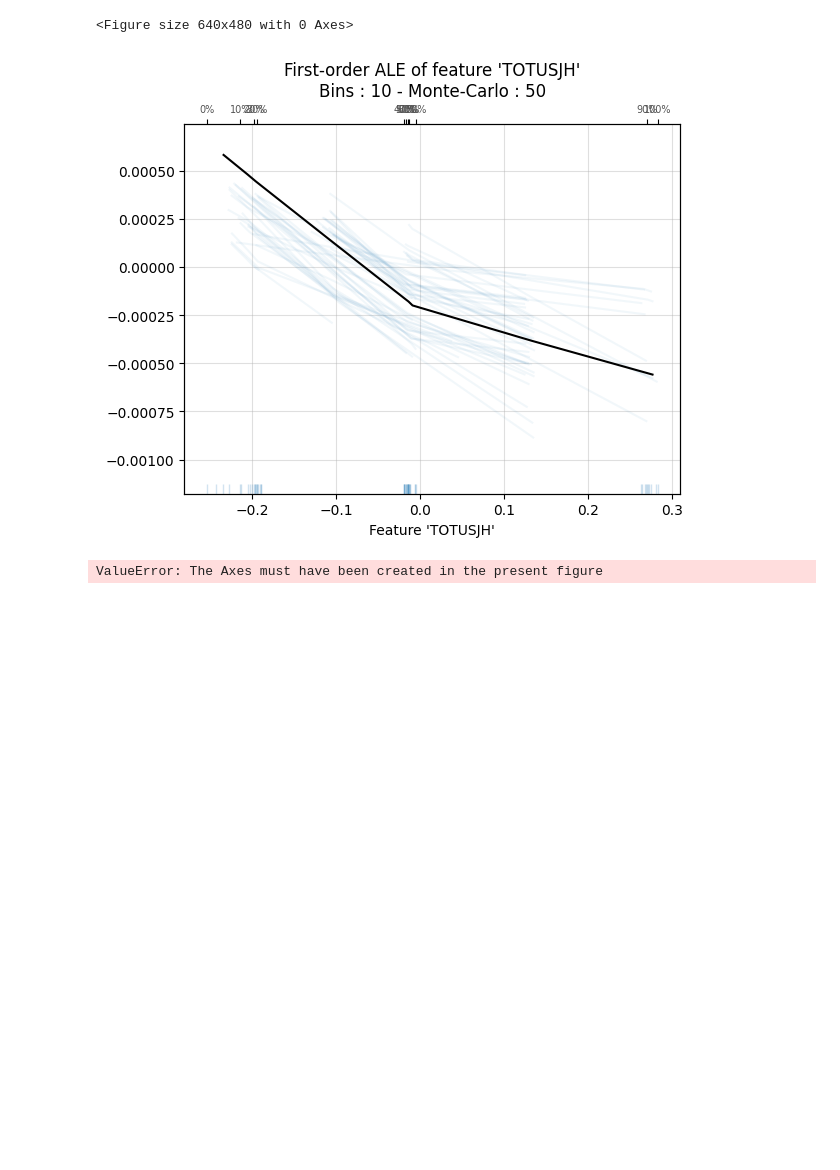
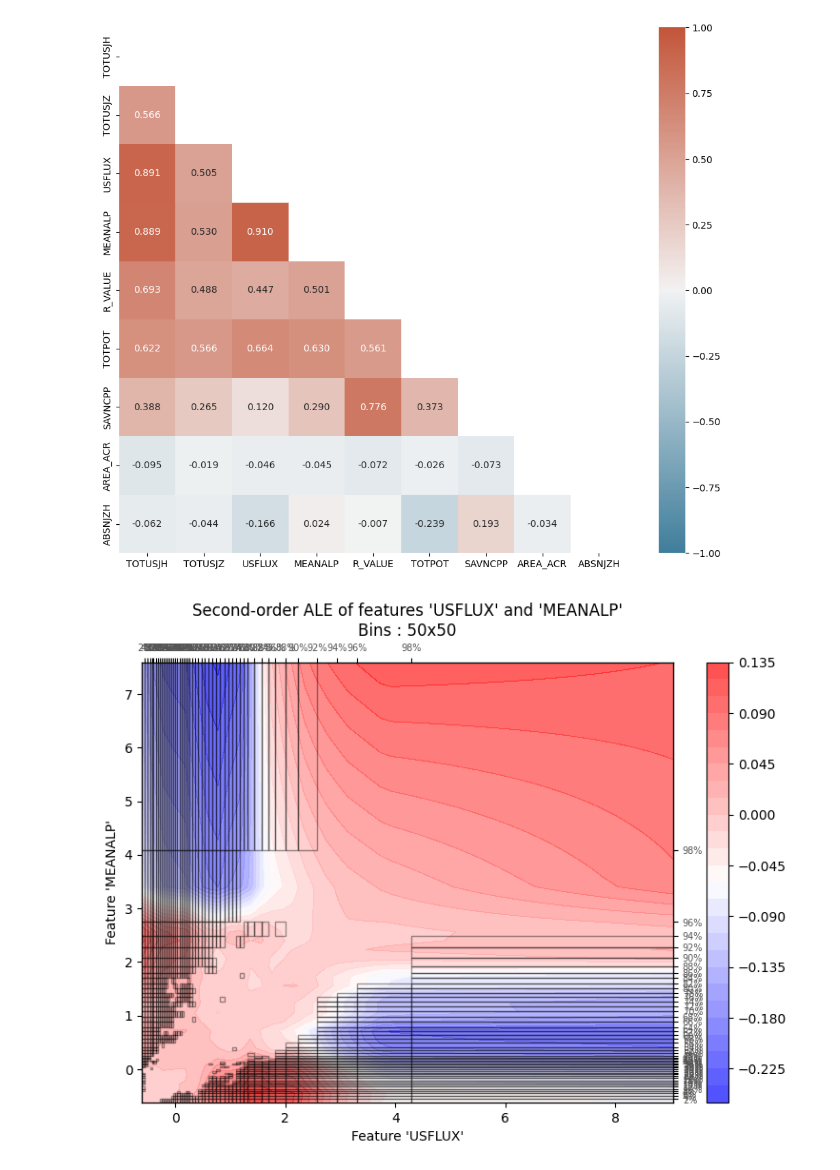
Before and after one commit to vinay-ram1999/SolarFlareNet, a Jupyter notebook: SolarFlareNet_Interpret.ipynb, the cells around one changed output. Saved outputs shown, nothing was run; the diff lists cells and outputs as text; code cells hidden in the pictures; blank space fills up the shorter version.

Commit message:
Added MEANALP into the nine parameters;

```diff
--- a/SolarFlareNet_Interpret.ipynb
+++ b/SolarFlareNet_Interpret.ipynb
@@ -22,7 +4,7 @@ To enable the following instructions: AVX2 FMA, in other operations, rebuild Ten
 # %%
 Window = [24]
 Class = ["M"]
-feature_names = 'TOTUSJH,TOTUSJZ,USFLUX,TOTBSQ,R_VALUE,TOTPOT,SAVNCPP,AREA_ACR,ABSNJZH'.split(',')
+feature_names = 'TOTUSJH,TOTUSJZ,USFLUX,MEANALP,R_VALUE,TOTPOT,SAVNCPP,AREA_ACR,ABSNJZH'.split(',')
 # %%
 from PIL import Image
 
@@ -109,9 +77,9 @@ import seaborn as sb
 # SHAP tool is not yet implemented.
 # limit is the number of test cases considered to generate the results.
 
-interpretable_tools = {"LIM":[[15], "slice(1000)"], "ALE":["1D", "2Dh"], "SHA":3}
+interpretable_tools = {"LIM":[[15], "slice(1000)"], "ALE":["1Dh", "2D"], "SHA":3}
 tool_fn = lambda x: print("Interpreting using %s method" %x)
-limit = 500
+limit = 50000
 top_features = []
 
 for time_window in Window:
@@ -179,13 +147,15 @@ for time_window in Window:
                     elif plt_type == "2D":
                         create_plot_dir(plt_dir)
                         X_train_df = pd.DataFrame(np.squeeze(X_train), columns=feature_names)
-                        corr = X_train_df.corr(method='kendall')
+                        corr = X_train_df.corr(method='pearson')
                         sorted_corr = corr.replace(1.0, np.nan).unstack().dropna().sort_values(ascending=False, key=abs).drop_duplicates().to_dict()
                         assert len(sorted_corr) == math.comb(len(feature_names),2)
                         ranked_corr = list(sorted_corr.keys())
+                        mask = np.triu(np.ones_like(corr, dtype=bool))
+                        cmap = sb.diverging_palette(230, 20, as_cmap=True)
                         fig = plt.figure(figsize=(12,10))
-                        ax = sb.heatmap(corr, cmap='YlGnBu', annot=True, fmt='.3f')
-                        fig.savefig(path_fn("corr_heatmap"))
+                        ax = sb.heatmap(corr, vmin=-1, vmax=1, cmap=cmap, mask=mask, annot=True, fmt='.3f')
+                        fig.savefig(path_fn("corr_heatmap.pdf"))
                         plt.show()
                         figures = []
                         plt.rc("figure", figsize=(9,6))
@@ -193,7 +163,7 @@ for time_window in Window:
                             for f2 in feature_names[i:]:
                                 if f1 != f2:
                                     #figures += [path_fn("%s_vs_%s.png" %(f1,f2))]
-                                    if f1 in ranked_corr[0] and f2 in ranked_corr[0]:
+                                    if (f1 in ranked_corr[0] and f2 in ranked_corr[0]) or (f1 in ranked_corr[-1] and f2 in ranked_corr[-1]):
                                         ax_2d = ale_plot(model, X_train_df, [f1,f2], bins=50)
                                         fig_2d = ax_2d.get_figure()
                                         fig_2d.savefig(path_fn("%s_vs_%s.pdf" %(f1,f2)))
@@ -227,3 +204,2 @@ for time_window in Window:
-<Figure size 640x480 with 0 Axes>
-[figure, old version]
+[figure, new version]
-ValueError: The Axes must have been created in the present figure
+[figure, added]
```
Also changed, not shown: parts of 3 cells of this notebook, 4 other files.
